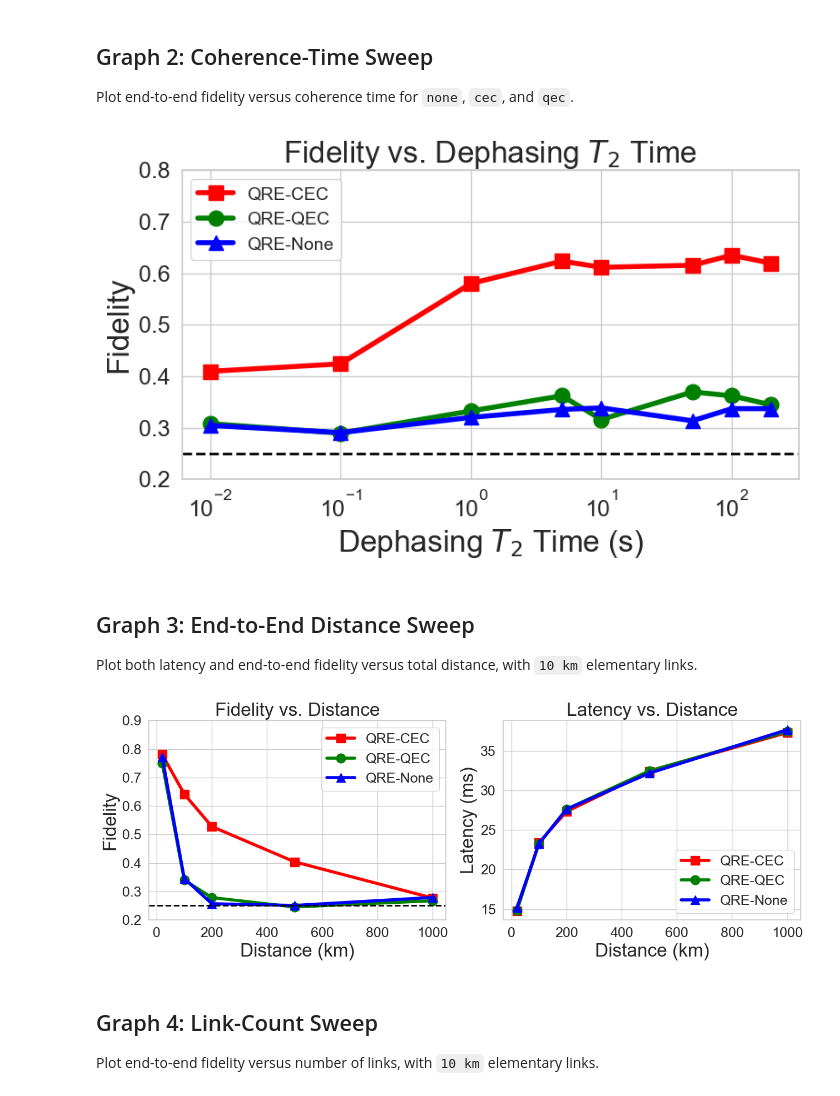
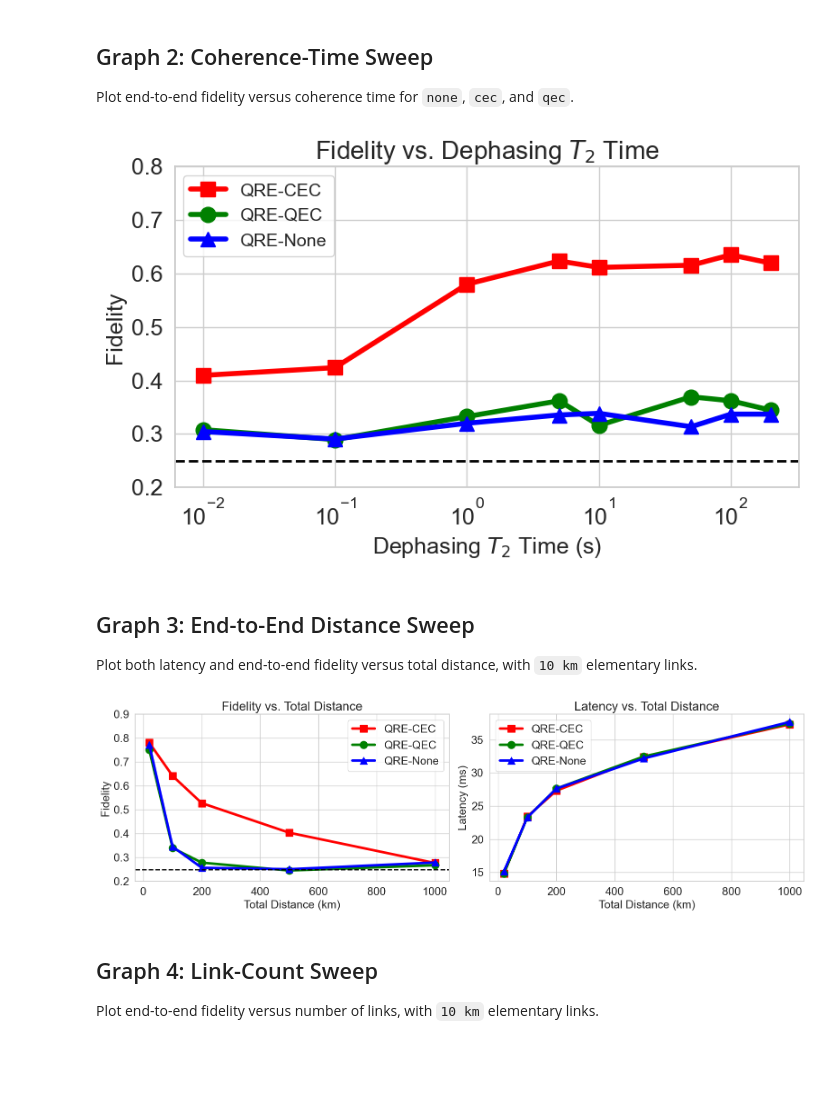
Before and after one commit to SagarPatange/QEC, a Jupyter notebook: plot.ipynb, the cells around one changed output. Drawn from its saved outputs; the diff is of its cells as text; code cells hidden in the pictures; blank space fills up the shorter version.

Commit message:
plots

```diff
--- a/plot.ipynb
+++ b/plot.ipynb
@@ -178,9 +178,9 @@ else:
     for protocol in ["cec", "qec", "none"]:
         data = graph1_summary[graph1_summary["correction_mode"] == protocol]
         ax.plot(data["two_qubit_gate_fidelity"], data["mean_fidelity"], color=colors[protocol], marker=markers[protocol], linewidth=4, markersize=12, label=names[protocol])
-    ax.set_xlabel("Two-Qubit Gate Fidelity", fontsize=24)
-    ax.set_ylabel("Fidelity", fontsize=24)
-    ax.set_title("Fidelity vs. Two-Qubit Gate Fidelity", fontsize=24)
+    ax.set_xlabel("Two-Qubit Gate Fidelity", fontsize=18)
+    ax.set_ylabel("Fidelity", fontsize=18)
+    ax.set_title("Fidelity vs. Two-Qubit Gate Fidelity", fontsize=20)
     ax.axhline(0.25, color="black", linestyle="--", linewidth=2, label="_nolegend_")
     ax.set_ylim(0.2, 1.0)
     ax.set_yticks([0.2, 0.3, 0.4, 0.5, 0.6, 0.7, 0.8, 0.9, 1.0])
@@ -266,9 +266,9 @@ for protocol in ["cec", "qec", "none"]:
     data = graph2_summary[graph2_summary["correction_mode"] == protocol]
     ax.plot(data["data_t2"], data["mean_fidelity"], color=colors[protocol], marker=markers[protocol], linewidth=4, markersize=12, label=names[protocol])
 ax.set_xscale("log")
-ax.set_xlabel("Dephasing $T_2$ Time (s)", fontsize=24)
-ax.set_ylabel("Fidelity", fontsize=24)
-ax.set_title("Fidelity vs. Dephasing $T_2$ Time", fontsize=24)
+ax.set_xlabel("Dephasing $T_2$ Time (s)", fontsize=18)
+ax.set_ylabel("Fidelity", fontsize=18)
+ax.set_title("Fidelity vs. Dephasing $T_2$ Time", fontsize=20)
 ax.axhline(0.25, color="black", linestyle="--", linewidth=2, label="_nolegend_")
 ax.set_ylim(0.2, 0.8)
 ax.set_yticks([0.2, 0.3, 0.4, 0.5, 0.6, 0.7, 0.8])
@@ -278,7 +278,7 @@ plt.tight_layout()
 plt.savefig(output_dir / "fidelity_vs_coherence_time.png", dpi=300, bbox_inches="tight")
 plt.show()
 # %% [output]
-[figure, old version]
+[figure, new version]
 # %% [markdown]
 ## Graph 3: End-to-End Distance Sweep
 
@@ -292,41 +292,41 @@ graph3_df = load_runner_logs(graph3_log_dir)
 graph3_summary = graph3_df.groupby(["total_distance_km", "correction_mode"], as_index=False).agg(mean_fidelity=("fidelity", "mean"), mean_latency_ms=("latency_ms", "mean")).sort_values(["total_distance_km", "correction_mode"]).reset_index(drop=True)
 colors = {"cec": "red", "none": "blue", "qec": "green"}
 names = {"cec": "QRE-CEC", "none": "QRE-None", "qec": "QRE-QEC"}
 markers = {"cec": "s", "none": "^", "qec": "o"}
 
-fig, axes = plt.subplots(1, 2, figsize=(13, 5))
+fig, axes = plt.subplots(1, 2, figsize=(16, 5))
 # Left panel: latency.
 ax0 = axes[1]
 # Draw each protocol separately so the marker shapes stay fixed.
 for protocol in ["cec", "qec", "none"]:
     data = graph3_summary[(graph3_summary["correction_mode"] == protocol) & (graph3_summary["total_distance_km"] != 2000)]
     ax0.plot(data["total_distance_km"], data["mean_latency_ms"], color=colors[protocol], marker=markers[protocol], linewidth=4, markersize=12, label=names[protocol])
-ax0.set_xlabel("Distance (km)", fontsize=24)
-ax0.set_ylabel("Latency (ms)", fontsize=24)
-ax0.set_title("Latency vs. Distance", fontsize=24)
+ax0.set_xlabel("Total Distance (km)", fontsize=18)
+ax0.set_ylabel("Latency (ms)", fontsize=18)
+ax0.set_title("Latency vs. Total Distance", fontsize=20)
 ax0.tick_params(axis="both", labelsize=18)
 
 # Right panel: fidelity.
 ax1 = axes[0]
 for protocol in ["cec", "qec", "none"]:
     data = graph3_summary[(graph3_summary["correction_mode"] == protocol) & (graph3_summary["total_distance_km"] != 2000)]
     ax1.plot(data["total_distance_km"], data["mean_fidelity"], color=colors[protocol], marker=markers[protocol], linewidth=4, markersize=12, label=names[protocol])
-ax1.set_xlabel("Distance (km)", fontsize=24)
-ax1.set_ylabel("Fidelity", fontsize=24)
-ax1.set_title("Fidelity vs. Distance", fontsize=24)
+ax1.set_xlabel("Total Distance (km)", fontsize=18)
+ax1.set_ylabel("Fidelity", fontsize=18)
+ax1.set_title("Fidelity vs. Total Distance", fontsize=20)
 ax1.axhline(0.25, color="black", linestyle="--", linewidth=2, label="_nolegend_")
 ax1.set_ylim(0.2, 0.9)
 ax1.set_yticks([0.2, 0.3, 0.4, 0.5, 0.6, 0.7, 0.8, 0.9])
 ax1.tick_params(axis="both", labelsize=18)
 
 ax0.legend(fontsize=18)
 ax1.legend(fontsize=18)
 
 plt.tight_layout()
 plt.savefig(output_dir / "distance_sweep_varryingNodes.png", dpi=300, bbox_inches="tight")
 plt.show()
 # %% [output]
-[figure, old version]
+[figure, new version]
 # %% [markdown]
 ## Graph 4: Link-Count Sweep
 
```
Also changed, not shown: parts of 10 cells of this notebook, 12 other files.
